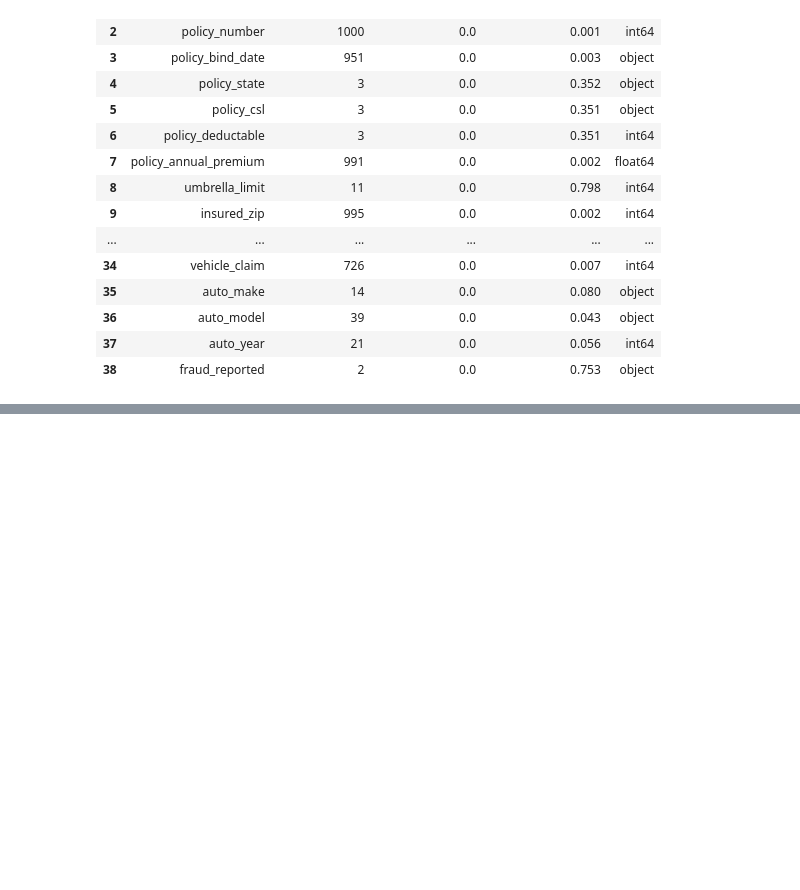
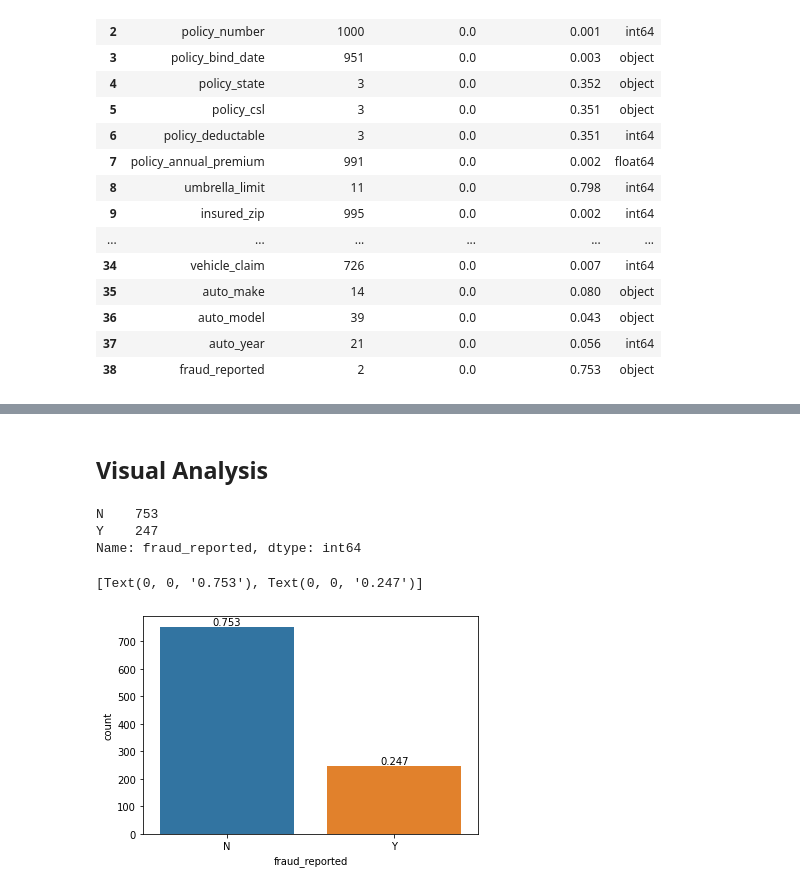
Before and after one commit to yinanchriszhang/Case-Study-Suncorp, a Jupyter notebook: FraudAnalysis.ipynb, the cells around one changed output, grey strips where cells are left out. Saved outputs shown, nothing was run; the diff lists cells and outputs as text; code cells hidden in the pictures; blank space fills up the shorter version.

```diff
--- a/FraudAnalysis.ipynb
+++ b/FraudAnalysis.ipynb
@@ -149,0 +245,14 @@ df['umbrella_limit'] = df['umbrella_limit'].abs()
+# %%
+#splitting policy csl into its lower and upper component
+df['policy_csl_lower'] = df['policy_csl'].str.extract("^(.+?)/").astype('int')
+df['policy_csl_upper'] = df['policy_csl'].str.extract("\/(.*)").astype('int')
+#creating a ratio between the numbers as an extra feature
+#df['policy_csl_ratio'] = df['policy_csl_lower'] /df['policy_csl_upper']
+#actually this doesn't make much sense as the information is still captured
+
+#Change policy csl to ordinal
+df['policy_csl'] = df['policy_csl'].map({'100/300':1,
+                                            '250/500':2,
+                                            '500/1000':3
+                                            }).astype("int32")
+df[['policy_csl','policy_csl_lower','policy_csl_upper']].head()
@@ -149,0 +277,23 @@ df['umbrella_limit'] = df['umbrella_limit'].abs()
+# %%
+#Change insured_education_level to ordinal
+"""
+Assuming JD measn Juris Doctor and MD means Medical doctor, we put them at same level as PhD.
+'JD': 5,
+'MD': 5,
+'PhD':5,
+'Masters':4,
+'College': 3,
+'Associate': 2,
+'High School': 1
+"""
+
+
+df['insured_education_level'] = df['insured_education_level'].map({
+                                            'JD': 5,
+                                            'MD': 5,
+                                            'PhD':5,
+                                            'Masters':4,
+                                            'College': 3,
+                                            'Associate': 2,
+                                            'High School': 1
+                                            }).astype("int32")
@@ -149,0 +342,21 @@ df['umbrella_limit'] = df['umbrella_limit'].abs()
+# %% [markdown]
+## Visual Analysis
+# %%
+#count each level of the dependent variable
+
+df.fraud_reported.value_counts()
+# %% [output]
+N    753
+Y    247
+Name: fraud_reported, dtype: int64
+# %%
+#build the distribution of the dependet variable
+ax = sns.countplot(x=df['fraud_reported'],
+                   order=df['fraud_reported'].value_counts(ascending=False).index);
+
+abs_values = df['fraud_reported'].value_counts(ascending=False, normalize=True).values
+
+ax.bar_label(container=ax.containers[0], labels=abs_values)
+# %% [output]
+[Text(0, 0, '0.753'), Text(0, 0, '0.247')]
+[figure, added]
```
Also changed, not shown: parts of 72 cells of this notebook.
